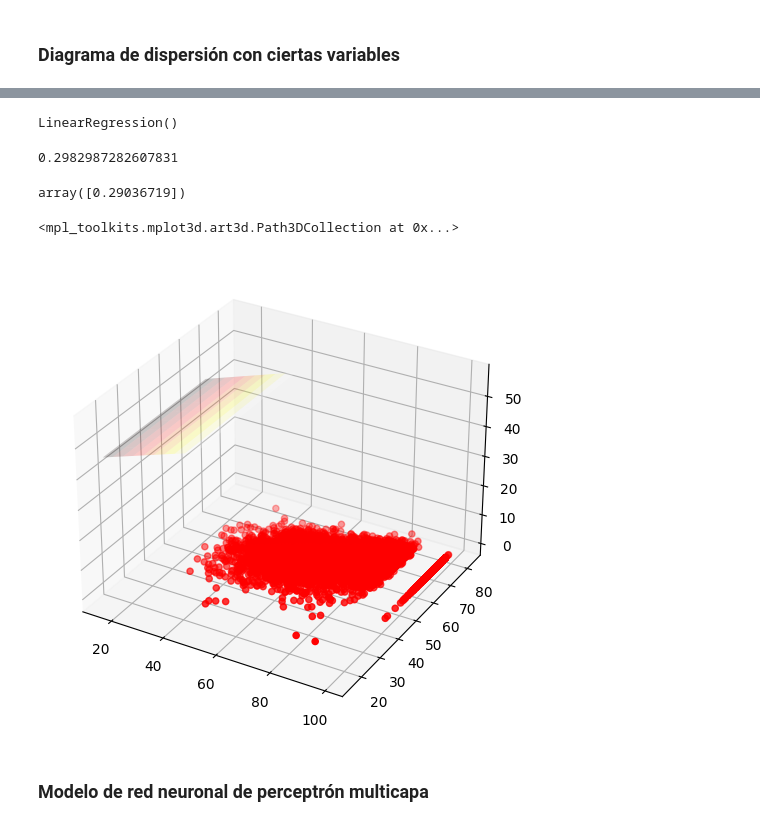
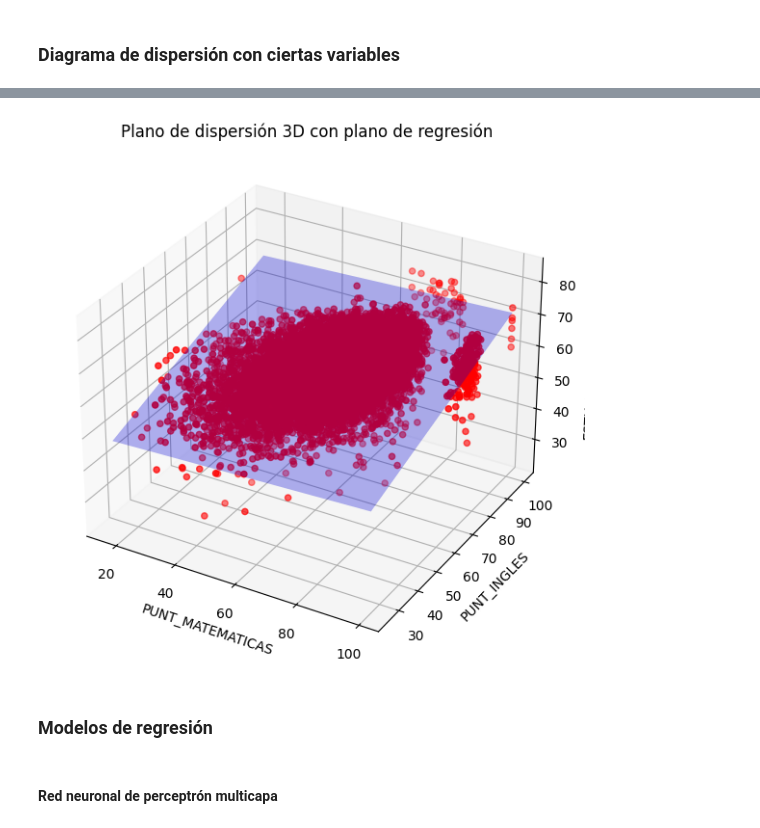
Before and after one commit to Daniedmath1405/Estad-stica-I-UIS, a Jupyter notebook: Parte_practica_parcial_1_estadistica2.ipynb, the cells around one changed output, grey strips where cells are left out. Saved outputs shown, nothing was run; the diff lists cells and outputs as text; code cells hidden in the pictures.

```diff
--- a/Parte_practica_parcial_1_estadistica2.ipynb
+++ b/Parte_practica_parcial_1_estadistica2.ipynb
@@ -190,26 +133,25 @@ trainXY.head(4)
-# %%
-modelo1= LinearRegression()
-modelo1.fit(trainXY, trainZ)
-# %% [output]
-LinearRegression()
-# %%
-modelo1.score(testXY, testZ)
-# %% [output]
-0.2982987282607831
-# %%
-array= modelo1.coef_
-array
-# %% [output]
-array([0.29036719])
-# %%
-fig= plt.figure(figsize=(8, 6))
-ax= fig.add_subplot(projection='3d')
-xx, yy = np.meshgrid(np.linspace(15, 50, 10), np.linspace(15, 65, 10))
-plano_reg= array[0]*xx + modelo1.intercept_
-ax.plot_surface(xx, yy, plano_reg, alpha=0.2, cmap='hot')
-ax.scatter(trainXY['PUNT_INGLES'], trainZ, color='red', label='Datos de entrenamiento')
-# %% [output]
-<mpl_toolkits.mplot3d.art3d.Path3DCollection at 0x...>
-[figure, removed]
+# %%
+X_3d = icfes_sin_nan[['PUNT_MATEMATICAS', 'PUNT_INGLES']]
+y_3d = icfes_sin_nan['ESTU_INSE_INDIVIDUAL']
+modelo_3d = LinearRegression()
+modelo_3d.fit(X_3d, y_3d)
+fig = plt.figure(figsize=(10, 7))
+ax = fig.add_subplot(111, projection='3d')
+x = icfes_sin_nan['PUNT_MATEMATICAS']
+y = icfes_sin_nan['PUNT_LECTURA_CRITICA']
+z = icfes_sin_nan['ESTU_INSE_INDIVIDUAL']
+ax.scatter(x, y, z, c='r', marker='o')
+x_surf, y_surf = np.meshgrid(np.linspace(x.min(), x.max(), 100), np.linspace(y.min(), y.max(), 100))
+z_surf = modelo_3d.predict(np.c_[x_surf.ravel(), y_surf.ravel()]).reshape(x_surf.shape)
+ax.plot_surface(x_surf, y_surf, z_surf, color='blue', alpha=0.3, rstride=100, cstride=100)
+ax.set_xlabel('PUNT_MATEMATICAS')
+ax.set_ylabel('PUNT_INGLES')
+ax.set_zlabel('ESTU_INSE_INDIVIDUAL')
+plt.title('Plano de dispersión 3D con plano de regresión')
+plt.show()
+# %% [output]
+[figure, added]
+# %% [markdown]
+### Modelos de regresión
 # %% [markdown]
-### Modelo de red neuronal de perceptrón multicapa
+#### Red neuronal de perceptrón multicapa
```
Also changed, not shown: parts of 21 cells of this notebook.
